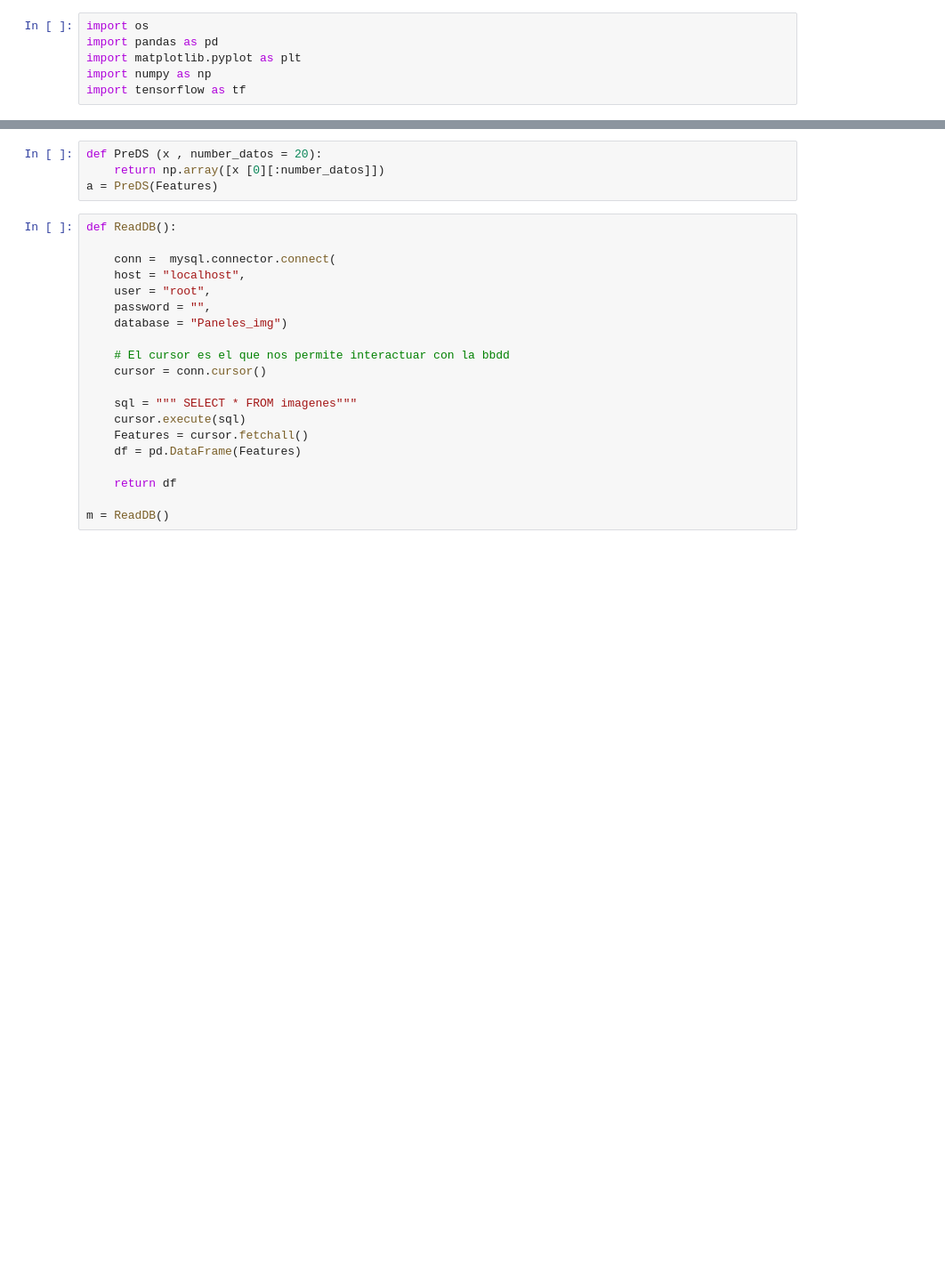
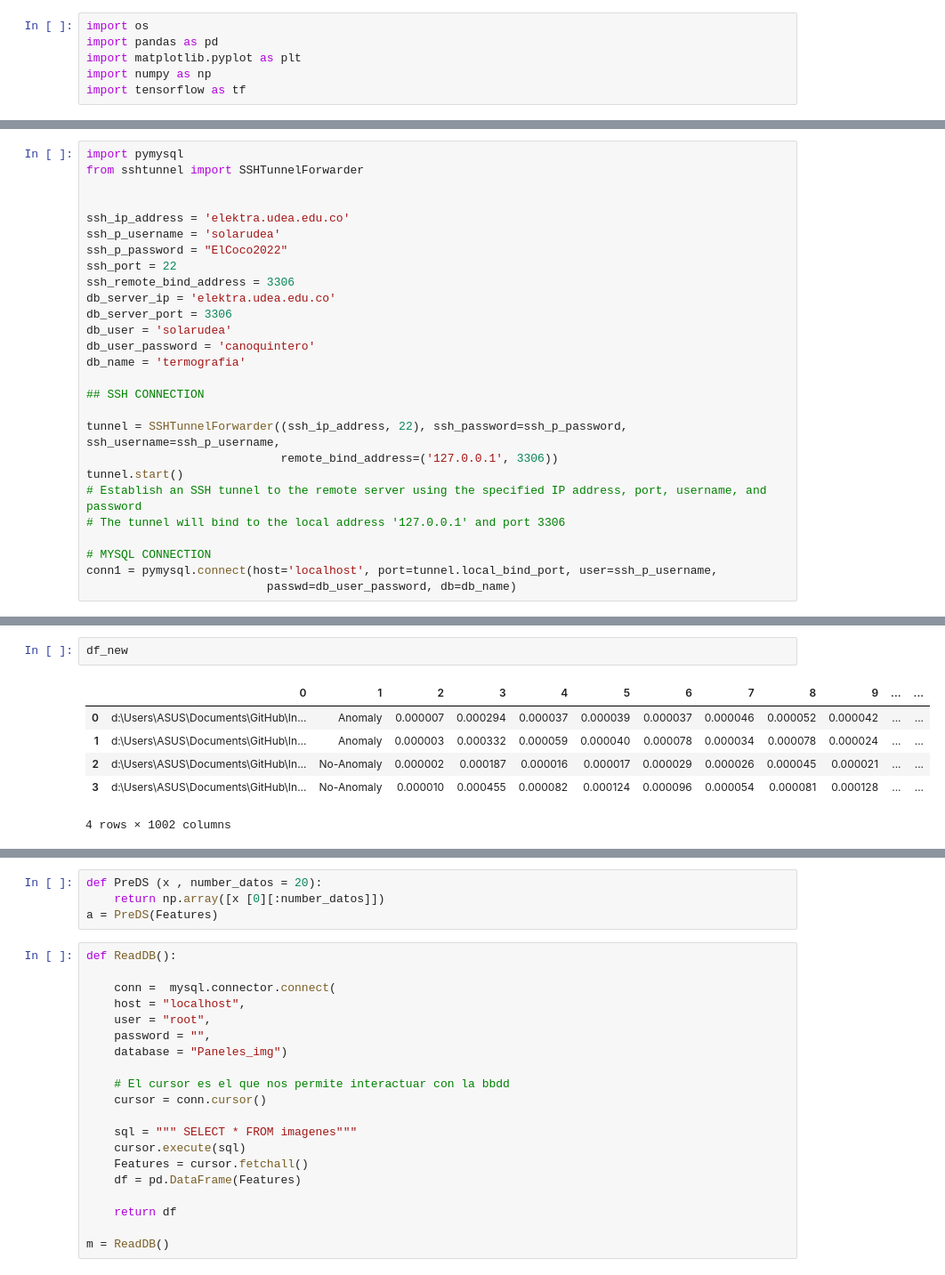
Before and after one commit to DanielOrBO/Infrared-Solar-Modules-Classifier, a Jupyter notebook: Test_Models_2 Classes.ipynb, the cells around one changed output, grey strips where cells are left out. Shown at 89% size. Cells and saved outputs as stored; diff of their text form; blank space fills up the shorter version.

```diff
--- a/Test_Models_2 Classes.ipynb
+++ b/Test_Models_2 Classes.ipynb
@@ -137,0 +170,27 @@ data_f = dataframe(df)
+# %%
+import pymysql
+from sshtunnel import SSHTunnelForwarder
+
+
+ssh_ip_address = 'elektra.udea.edu.co'
+ssh_p_username = 'solarudea'
+ssh_p_password = "ElCoco2022"
+ssh_port = 22
+ssh_remote_bind_address = 3306
+db_server_ip = 'elektra.udea.edu.co'
+db_server_port = 3306
+db_user = 'solarudea'
+db_user_password = 'canoquintero'
+db_name = 'termografia'
+
+## SSH CONNECTION
+
+tunnel = SSHTunnelForwarder((ssh_ip_address, 22), ssh_password=ssh_p_password, ssh_username=ssh_p_username,
+                            remote_bind_address=('127.0.0.1', 3306))
+tunnel.start()
+# Establish an SSH tunnel to the remote server using the specified IP address, port, username, and password
+# The tunnel will bind to the local address '127.0.0.1' and port 3306
+
+# MYSQL CONNECTION
+conn1 = pymysql.connect(host='localhost', port=tunnel.local_bind_port, user=ssh_p_username,
+                          passwd=db_user_password, db=db_name)
@@ -137,0 +241,9 @@ data_f = dataframe(df)
+# %%
+df_new
+# %% [output]
+|  | 0 | 1 | 2 | 3 | 4 | 5 | 6 | 7 | 8 | 9 | ... | ... |
+| 0 | d:\Users\ASUS\Documents\GitHub\In... | Anomaly | 0.000007 | 0.000294 | 0.000037 | 0.000039 | 0.000037 | 0.000046 | 0.000052 | 0.000042 | ... | ... |
+| 1 | d:\Users\ASUS\Documents\GitHub\In... | Anomaly | 0.000003 | 0.000332 | 0.000059 | 0.000040 | 0.000078 | 0.000034 | 0.000078 | 0.000024 | ... | ... |
+| 2 | d:\Users\ASUS\Documents\GitHub\In... | No-Anomaly | 0.000002 | 0.000187 | 0.000016 | 0.000017 | 0.000029 | 0.000026 | 0.000045 | 0.000021 | ... | ... |
+| 3 | d:\Users\ASUS\Documents\GitHub\In... | No-Anomaly | 0.000010 | 0.000455 | 0.000082 | 0.000124 | 0.000096 | 0.000054 | 0.000081 | 0.000128 | ... | ... |
+4 rows × 1002 columns
```
Also changed, not shown: parts of 23 cells of this notebook.
